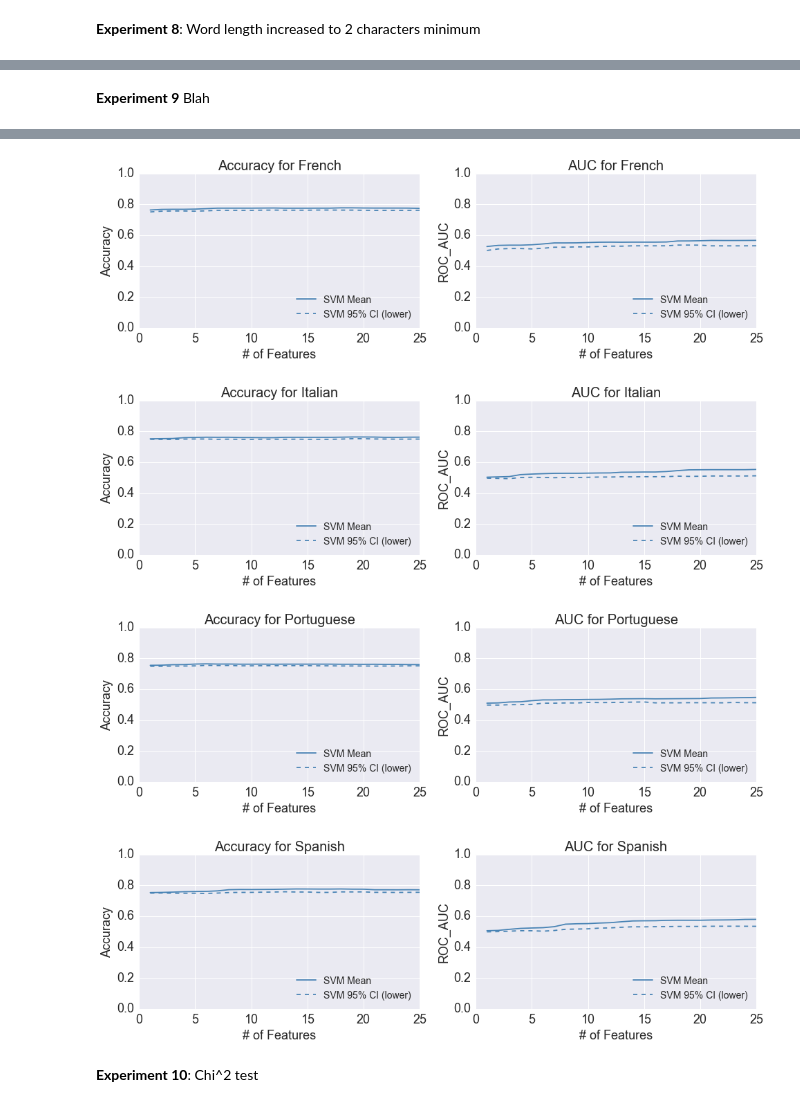
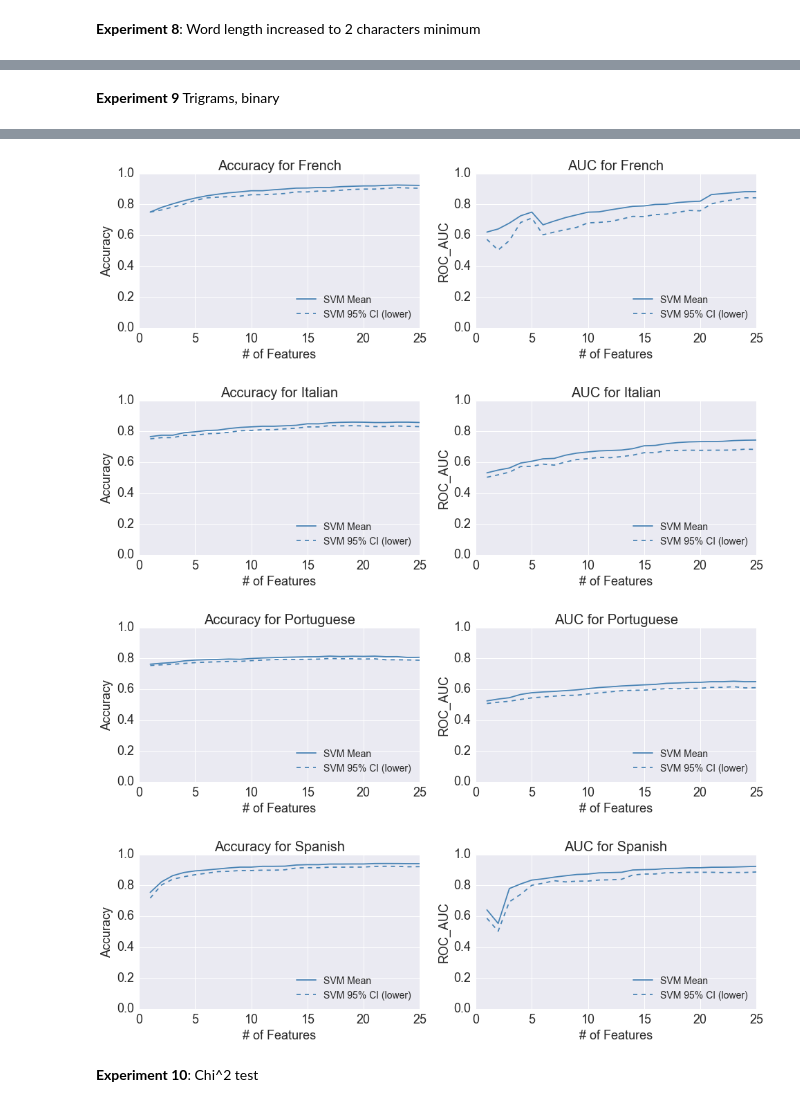
Before and after one commit to cdjeschke/Machine-Learning, a Jupyter notebook: project/code/experiment_1.ipynb, the cells around one changed output, grey strips where cells are left out. Drawn from its saved outputs; the diff is of its cells as text; code cells hidden in the pictures.

```diff
--- a/project/code/experiment_1.ipynb
+++ b/project/code/experiment_1.ipynb
@@ -1529,7 +1529,7 @@ def experiment_8(corpi, language, num_features, feature_sample):
 
     # Fit vectorizer
     vectorizer = CountVectorizer(analyzer='word', lowercase=True, encoding='UTF-8', ngram_range=(1,2),
-                                   max_features=num_features, token_pattern=token_pattern())
+                                   max_features=num_features, token_pattern=token_pattern(), binary=True)
     vectorizer.fit(feature_sample)
 
     # Load the language corpus & fit a Naive Bayes classifier
@@ -1671,11 +1671,11 @@ Finished experiments for language es
 # %% [markdown]
-**Experiment 9** Blah
+**Experiment 9** Trigrams, binary
 # %%
 def experiment_9(corpi, language, num_features, feature_sample):
 
     # Fit vectorizer
-    vectorizer = CountVectorizer(analyzer='word', lowercase=True, encoding='UTF-8', ngram_range=(3,3),
-                                   max_features=num_features)
+    vectorizer = CountVectorizer(analyzer='word', lowercase=True, encoding='UTF-8', ngram_range=(2,2),
+                                   max_features=num_features, binary=True)
     vectorizer.fit(feature_sample)
 
     # Load the language corpus & fit a Naive Bayes classifier
@@ -1812,8 +1812,8 @@ Features in rank order were [u'de la serie', u'ich t\xf6te mich', u'de abril de'
 Finished experiments for language es
-[figure, old version]
+[figure, new version]
-[figure, old version]
+[figure, new version]
-[figure, old version]
+[figure, new version]
-[figure, old version]
+[figure, new version]
 # %% [markdown]
 **Experiment 10**:  Chi^2 test
 # %%
```
Also changed, not shown: parts of 5 cells of this notebook, 9 other files.
